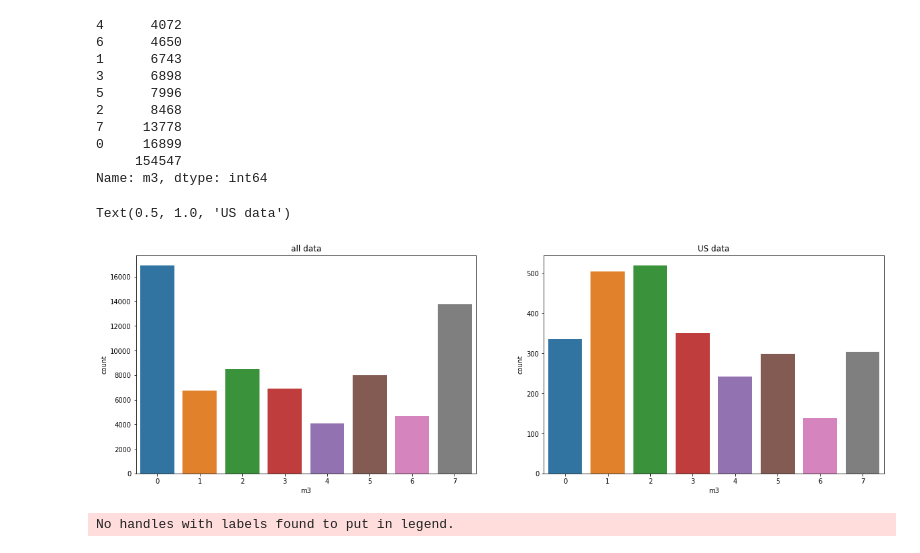
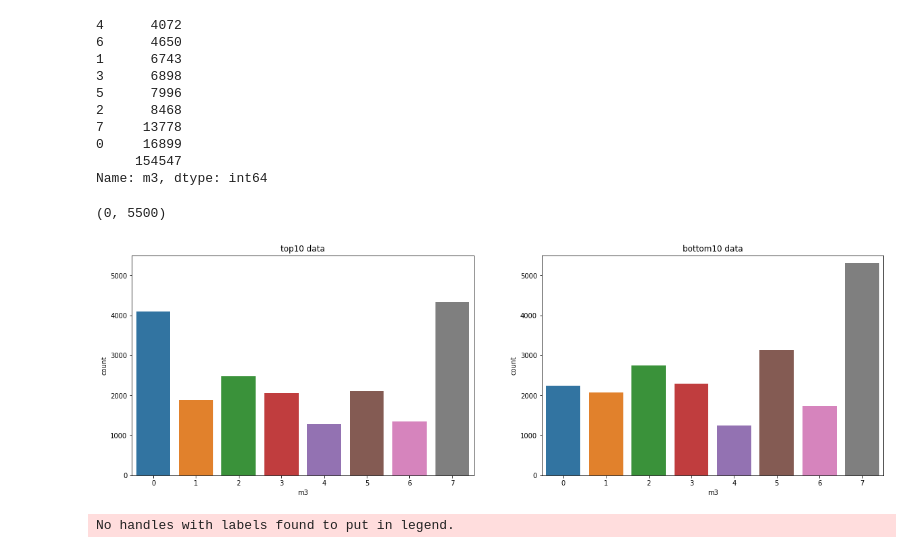
Before and after one commit to yuna-git/Covid19_response, a Jupyter notebook: covid-19 response study.ipynb, the cells around one changed output. Saved outputs shown, nothing was run; the diff lists cells and outputs as text; code cells hidden in the pictures.

```diff
--- a/covid-19 response study.ipynb
+++ b/covid-19 response study.ipynb
@@ -123,5 +126,5 @@ all_data['country'].value_counts().plot(kind='barh', figsize=(10,6))
 # %%
-top_country =['united-state', 'brazil', 'singapore', 'sweden', 'saudi-arabia', 'united-arab-emirates', 'spain',
+country_rate =['united-state', 'brazil', 'singapore', 'sweden', 'saudi-arabia', 'united-arab-emirates', 'spain',
               'united-kingdom', 'italy', 'neitherland', 'canada', 'france', 'germany', 'denmark','mexico', 'norway',
               'finland', 'india', 'philippines', 'australia','indonesia','malaysia', 'south-korea','japan', 'china',
               'taiwan', 'vietnam']
@@ -129,4 +132,5 @@ top_country =['united-state', 'brazil', 'singapore', 'sweden', 'saudi-arabia', '
 us_data = all_data[all_data['country']=='united-states']
 uk_data = all_data[all_data['country']=='united-kindom']
 china_data = all_data[all_data['country']=='china']
-top_data = all_data.loc[all_data['country'].apply(lambda x: x in top_country)]
+top10_data = all_data.loc[all_data['country'].apply(lambda x: x in country_rate[:10])]
+bottom10_data = all_data.loc[all_data['country'].apply(lambda x: x in country_rate[-10:])]
@@ -198,15 +225,17 @@ Name: m3, dtype: int64
 # %%
 fig, ax = plt.subplots(1,2, figsize=(20,6))
 #order=['Always', 'Frequently', 'Sometimes', 'Rarely', 'Not at all']
 order=['0','1','2','3','4','5','6','7']
-sns.countplot(x='m3', data = all_data, order = order, ax = ax[0])
+sns.countplot(x='m3', data = top10_data, order = order, ax = ax[0])
 #sns.countplot(x='m1_1', data = all_data[all_data['country']=='united-kingdom'], order = order, palette = 'Dark2', ax = ax[0])
-sns.countplot(x='m3', data = us_data, order = order, ax = ax[1])
-ax[0].set_title('all data')
-ax[1].set_title('US data')
+sns.countplot(x='m3', data = bottom10_data, order = order, ax = ax[1])
+ax[0].set_title('top10 data')
+ax[1].set_title('bottom10 data')
+ax[0].set_ylim(0,5500)
+ax[1].set_ylim(0,5500)
 # %% [output]
-Text(0.5, 1.0, 'US data')
+(0, 5500)
-[figure, old version]
+[figure, new version]
 # %%
 plt.figure(figsize=(14,8))
 order=['1 - Disagree','2','3','4','5','6','7 - Agree']
```
Also changed, not shown: parts of 10 cells of this notebook.
